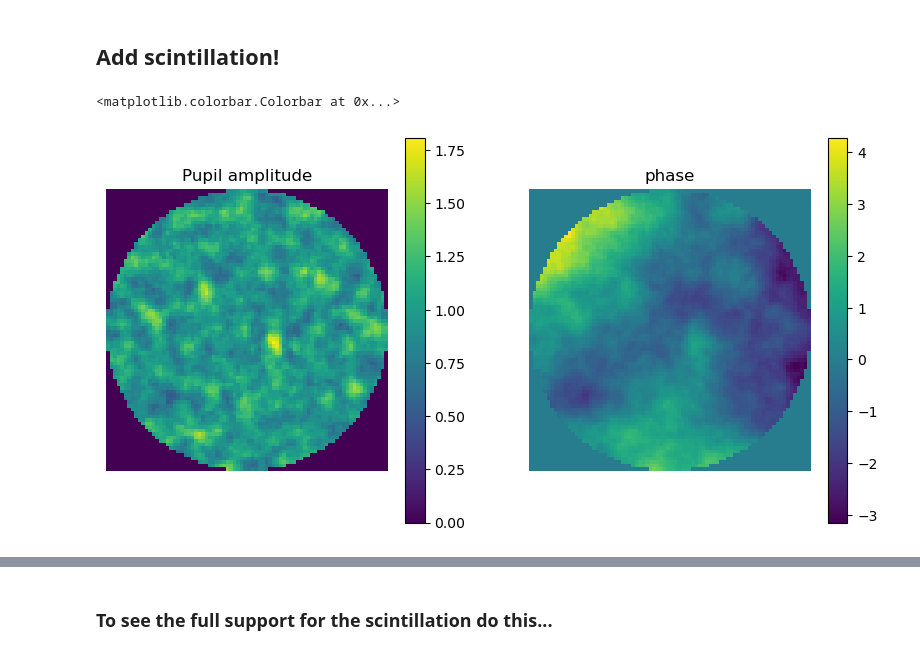
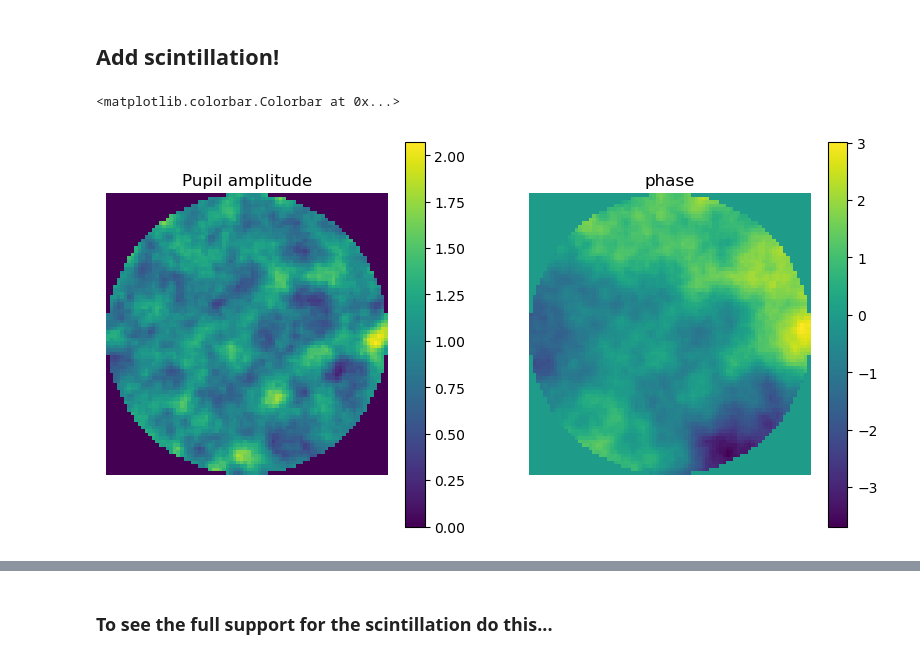
Before and after one commit to ftoyarzun/AI4AO, a Jupyter notebook: Tutorials/DatasetGeneration.ipynb, the cells around one changed output, grey strips where cells are left out. Saved outputs shown, nothing was run; the diff lists cells and outputs as text; code cells hidden in the pictures.

```diff
--- a/Tutorials/DatasetGeneration.ipynb
+++ b/Tutorials/DatasetGeneration.ipynb
@@ -94,19 +170,18 @@ AtmosParams['Scintillation'] = True
 # Dataset creation
 dataset = PhaseDataset(WFSParams, AtmosParams, LoopParams, device)
 # %%
-dataset.ResetMovingWavefront()
-phaseGT,pupilGT,zernike,photons,RON,r0,wind_speed,fractional_r0 = dataset.GetMovingWavefront()
+phaseGT,pupilGT,zernike,photons,RON,r0,wind_speed,fractional_r0 = dataset[0]
 plt.figure(figsize=(10,5))
 plt.subplot(121)
 plt.imshow(pupilGT[0].cpu() * dataset.pupil.cpu())
 plt.title('Pupil amplitude')
 plt.axis('off')
 plt.colorbar()
 plt.subplot(122)
 plt.imshow(phaseGT[0].cpu())
 plt.title('phase')
 plt.axis('off')
 plt.colorbar()
 # %% [output]
 <matplotlib.colorbar.Colorbar at 0x...>
-[figure, old version]
+[figure, new version]
```
Also changed, not shown: parts of 11 cells of this notebook, 1 other file.
